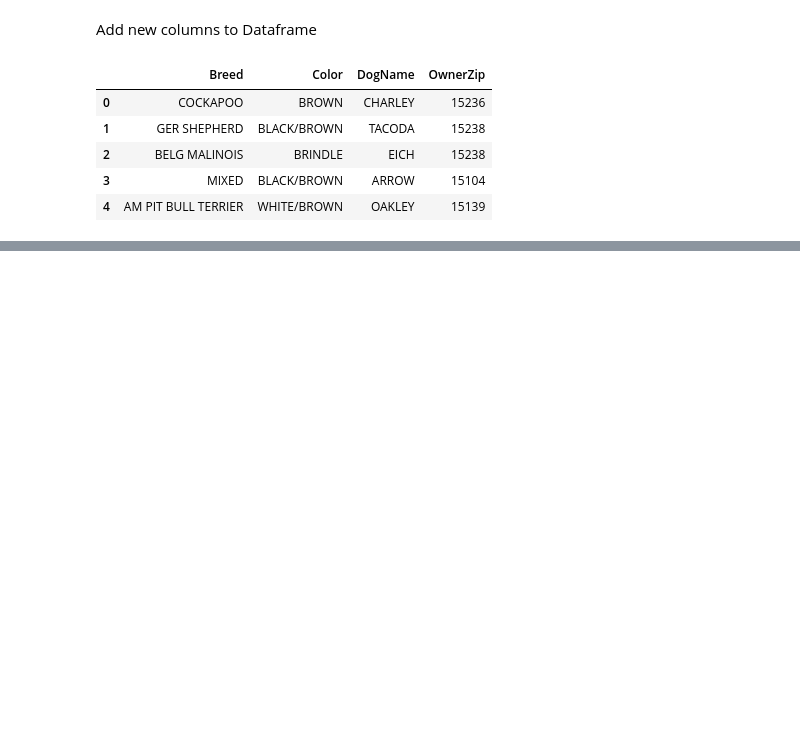
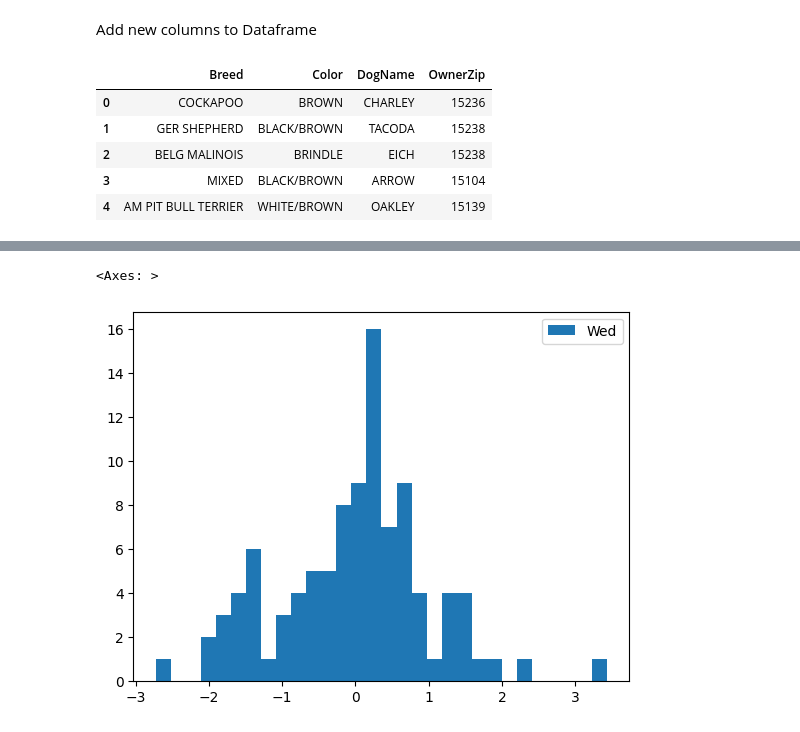
Before and after one commit to nthapa000/Machine_Learning_from_scratch, a Jupyter notebook: Pandas_for_ML/pandas.ipynb, the cells around one changed output, grey strips where cells are left out. Drawn from its saved outputs; the diff is of its cells as text; code cells hidden in the pictures; blank space fills up the shorter version.

```diff
--- a/Pandas_for_ML/pandas.ipynb
+++ b/Pandas_for_ML/pandas.ipynb
@@ -442,0 +1078,5 @@ my_df
+# %%
+my_df["Wed"].hist(bins=30,grid=False,legend=True)
+# %% [output]
+<Axes: >
+[figure, added]
```
Also changed, not shown: parts of 77 cells of this notebook.
